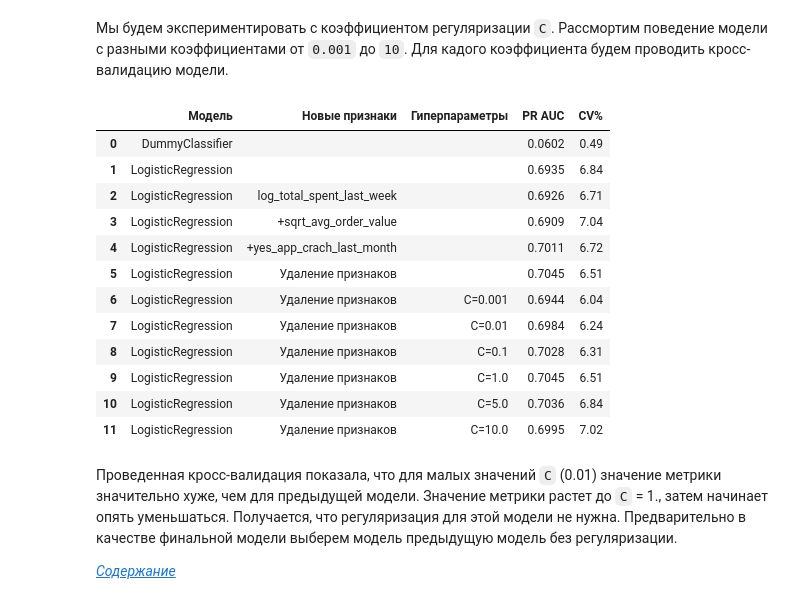
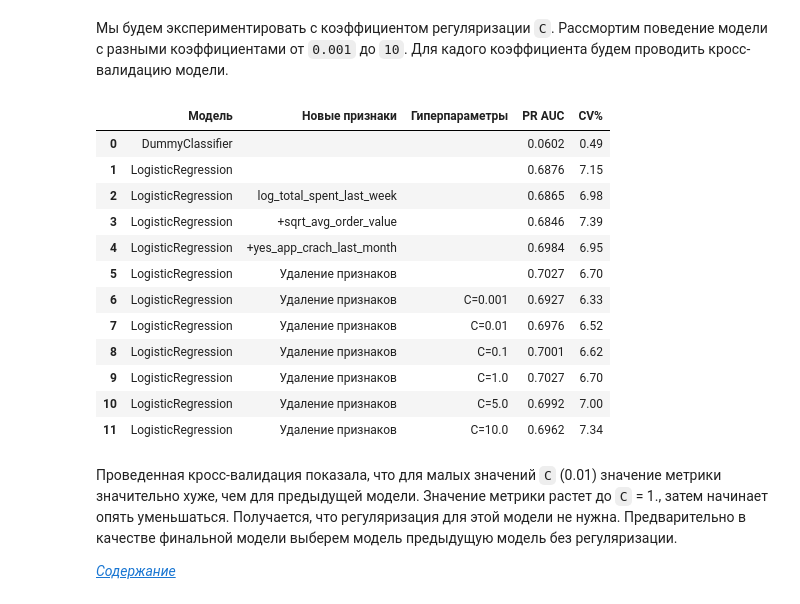
Before and after one commit to vict0r8632/customer_churn_model, a Jupyter notebook: customer_churn_model.ipynb, the cells around one changed output. Saved outputs shown, nothing was run; the diff lists cells and outputs as text; code cells hidden in the pictures.

```diff
--- a/customer_churn_model.ipynb
+++ b/customer_churn_model.ipynb
@@ -833,6 +884,6 @@ print(num_col)
 # %%
-cat_col.append('app_crashes_last_month')
-num_col.remove('app_crashes_last_month')
+cat_col = cat_col + discrete_col
+num_col = [item for item in num_col if item not in discrete_col]
 print('Категориальные:\n----------------')
 print(f'{cat_col}\n')
 print('Числовые:\n----------------')
@@ -1445,7 +1510,7 @@ prepocessor1 = ColumnTransformer(
 
 pipeline1 = Pipeline(steps=[
     ('prep', prepocessor1),
-    ('model', LogisticRegression())
+    ('model', LogisticRegression(max_iter=500))
 ])
 
 # Зададим параметры для пользовательских функций
@@ -1471,7 +1536,7 @@ weight_df = pd.DataFrame(data1).sort_values('Вес', ascending=False)
 weight_df.set_index('Признак', inplace=True)
 
 # Строим тепловую карту
-plt.figure(figsize=(2, 12))
+plt.figure(figsize=(2, 16))
 
 sns.heatmap(weight_df,
             annot=True, # Отображаем численные значения в ячейках карты
@@ -1511,3 +1566,37 @@ X1_train_val.drop(['sqrt_avg_order_value', 'log_total_spent_last_week','discount
+# %%
+num_col1.remove('sqrt_avg_order_value')
+num_col1.remove('log_total_spent_last_week')
+
+exc_col.remove('sqrt_avg_order_value')
+exc_col.remove('log_total_spent_last_week')
+
+cat_col1.remove('days_since_last_promo')
+cat_col1.remove('days_since_last_order')
+cat_col1.remove('last_drink_size')
+
+
+X1_train_val.drop(['sqrt_avg_order_value', 'log_total_spent_last_week',
+                   'days_since_last_promo', 'days_since_last_order', 'last_drink_size'], axis=1, inplace=True)
+
+onehot_col1 = onehot_col.copy()
+onehot_col1.remove('last_drink_size')
+discrete_col1.remove('days_since_last_promo')
+discrete_col1.remove('days_since_last_order')
+# Пересоберем процессор обработки категориальных колонок
+cat_preproc = ColumnTransformer(
+    transformers=[
+        ('incode_onehot', OneHotEncoder(handle_unknown='ignore'), onehot_col1),
+        ('incode_target', TargetEncoder(), ['geo_location']),
+        ('incode_no', SimpleImputer(missing_values=np.nan, strategy='constant',fill_value=0),
+             discrete_col1) # здесь добавлено, что для новой колонки не нужно кодирование
+    ])
+
+# Конвейер для предобработки категориальных данных
+cat_transformer = Pipeline(steps=[
+    ('imputer', SimpleImputer(strategy='most_frequent')),
+    ('reset_df_index', FunctionTransformer(reset_df_index, validate=False)),
+    ('cat_preproc', cat_preproc)
+])
 # %%
 work_model(LogisticRegression(), cat_transformer, num_transformer,
            X1_train_val, y_train_val, cat_col1, num_col1,
@@ -1551,25 +1642,25 @@ res_df
 # %%
 C_values = [0.001, 0.01, 0.1, 1., 5., 10.]
 
 for cc in C_values:
-    work_model(LogisticRegression(C=cc), cat_transformer, num_transformer,
+    work_model(LogisticRegression(max_iter=300, C=cc), cat_transformer, num_transformer,
            X1_train_val, y_train_val, cat_col1, num_col1,
            ['LogisticRegression','Удаление признаков','C='+str(cc)], res_df)
 res_df
 # %% [output]
 |  | Модель | Новые признаки | Гиперпараметры | PR AUC | CV% |
 | 0 | DummyClassifier |  |  | 0.0602 | 0.49 |
-| 1 | LogisticRegression |  |  | 0.6935 | 6.84 |
-| 2 | LogisticRegression | log_total_spent_last_week |  | 0.6926 | 6.71 |
-| 3 | LogisticRegression | +sqrt_avg_order_value |  | 0.6909 | 7.04 |
-| 4 | LogisticRegression | +yes_app_crach_last_month |  | 0.7011 | 6.72 |
-| 5 | LogisticRegression | Удаление признаков |  | 0.7045 | 6.51 |
-| 6 | LogisticRegression | Удаление признаков | C=0.001 | 0.6944 | 6.04 |
-| 7 | LogisticRegression | Удаление признаков | C=0.01 | 0.6984 | 6.24 |
-| 8 | LogisticRegression | Удаление признаков | C=0.1 | 0.7028 | 6.31 |
-| 9 | LogisticRegression | Удаление признаков | C=1.0 | 0.7045 | 6.51 |
-| 10 | LogisticRegression | Удаление признаков | C=5.0 | 0.7036 | 6.84 |
-| 11 | LogisticRegression | Удаление признаков | C=10.0 | 0.6995 | 7.02 |
+| 1 | LogisticRegression |  |  | 0.6876 | 7.15 |
+| 2 | LogisticRegression | log_total_spent_last_week |  | 0.6865 | 6.98 |
+| 3 | LogisticRegression | +sqrt_avg_order_value |  | 0.6846 | 7.39 |
+| 4 | LogisticRegression | +yes_app_crach_last_month |  | 0.6984 | 6.95 |
+| 5 | LogisticRegression | Удаление признаков |  | 0.7027 | 6.70 |
+| 6 | LogisticRegression | Удаление признаков | C=0.001 | 0.6927 | 6.33 |
+| 7 | LogisticRegression | Удаление признаков | C=0.01 | 0.6976 | 6.52 |
+| 8 | LogisticRegression | Удаление признаков | C=0.1 | 0.7001 | 6.62 |
+| 9 | LogisticRegression | Удаление признаков | C=1.0 | 0.7027 | 6.70 |
+| 10 | LogisticRegression | Удаление признаков | C=5.0 | 0.6992 | 7.00 |
+| 11 | LogisticRegression | Удаление признаков | C=10.0 | 0.6962 | 7.34 |
 # %% [markdown]
 Проведенная кросс-валидация показала, что для малых значений `C` (0.01) значение метрики значительно хуже, чем для предыдущей модели. Значение метрики растет до `C` = 1., затем начинает опять уменьшаться. Получается, что регуляризация для этой модели не нужна. Предварительно в качестве финальной модели выберем модель предыдущую модель без регуляризации.
 
```
Also changed, not shown: parts of 57 cells of this notebook, 1 other file.
